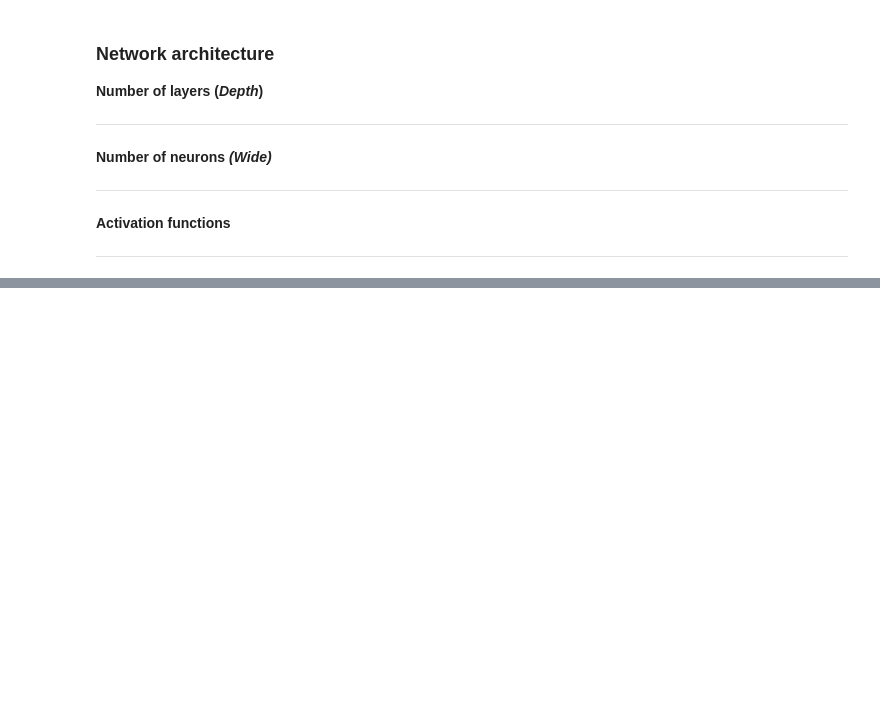
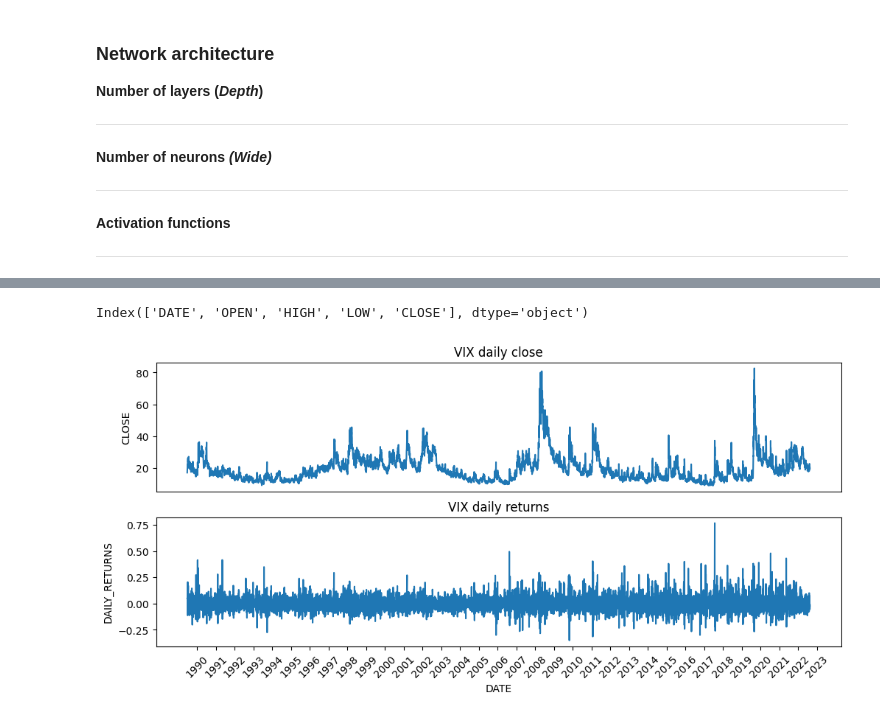
Before and after one commit to haakoris/Master, a Jupyter notebook: VIX_test.ipynb, the cells around one changed output, grey strips where cells are left out. Saved outputs shown, nothing was run; the diff lists cells and outputs as text; code cells hidden in the pictures; blank space fills up the shorter version.

```diff
--- a/VIX_test.ipynb
+++ b/VIX_test.ipynb
@@ -52,0 +62,2 @@ ___
+# %%
+vix = pd.read_csv("data/VIX_History.csv")
@@ -52,0 +66,6 @@ ___
+# %%
+vix["DATE"] = pd.to_datetime(vix.DATE)
+# %%
+for col in vix.columns:
+    if col != "DATE":
+        vix[col] = pd.to_numeric(vix[col], downcast="float")
@@ -52,0 +74,18 @@ ___
+# %%
+vix.columns
+# %% [output]
+Index(['DATE', 'OPEN', 'HIGH', 'LOW', 'CLOSE'], dtype='object')
+# %%
+vix["DAILY_RETURNS"] = np.log(vix.CLOSE)- np.log(vix.CLOSE.shift(1))
+# %%
+fig, axs = plt.subplots(2, 1, figsize=(12, 5), sharex=True)
+sns.lineplot(vix, x="DATE", y="CLOSE", ax=axs[0])
+sns.lineplot(vix, x="DATE", y="DAILY_RETURNS", ax=axs[1])
+axs[1].xaxis.set_major_locator(mdates.YearLocator(1, month=7, day=15))
+# Remove first and last tick to prevent data outside of scope and 2024 from appearing
+axs[1].set_xticks(axs[1].get_xticks()[2:-1], axs[1].get_xticklabels()[2:-1], rotation=45, ha='center')
+axs[0].tick_params(bottom=False)
+axs[0].set_title("VIX daily close")
+axs[1].set_title("VIX daily returns");
+# %% [output]
+[figure, added]
```
Also changed, not shown: parts of 5 cells of this notebook, 1 other file.
